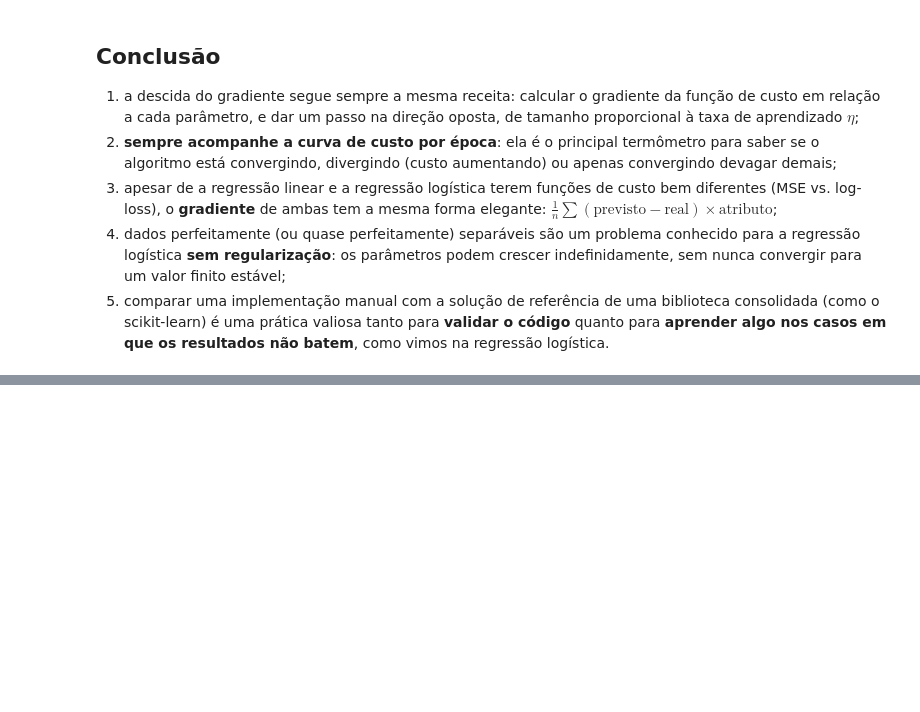
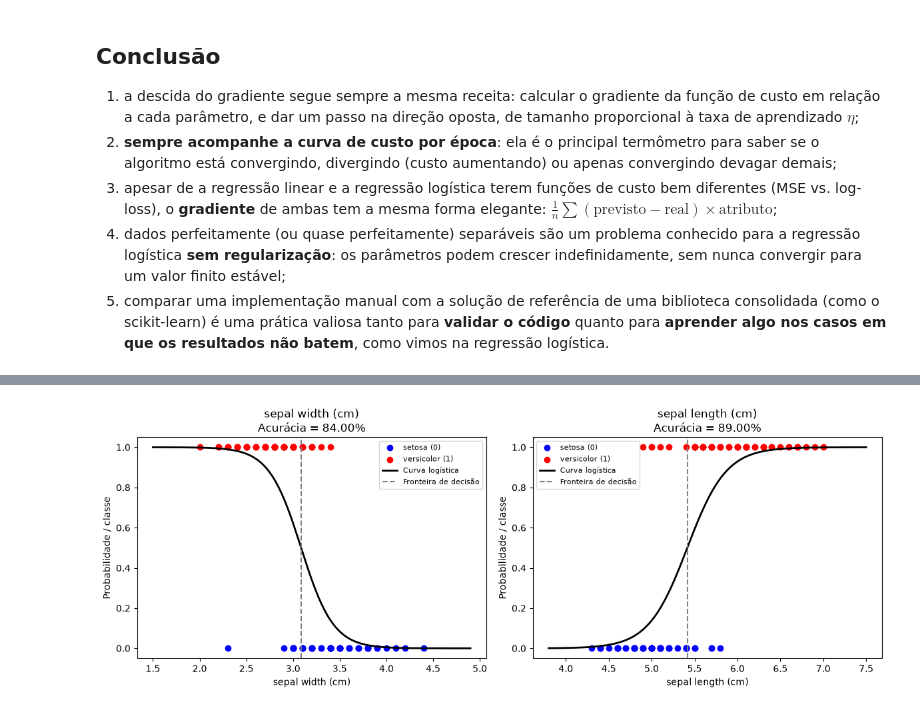
Before and after one commit to saulosgil/CursoMLeCD-USP, a Jupyter notebook: 16-Gradiente descendente/Aula18-descida_gradiente.ipynb, the cells around one changed output, grey strips where cells are left out. Cells and saved outputs as stored; diff of their text form; code cells hidden in the pictures; blank space fills up the shorter version.

```diff
--- a/16-Gradiente descendente/Aula18-descida_gradiente.ipynb
+++ b/16-Gradiente descendente/Aula18-descida_gradiente.ipynb
@@ -737,0 +809,97 @@ Diferentemente do exemplo da seção anterior, aqui as duas espécies **não** s
+# %%
+import numpy as np
+import matplotlib.pyplot as plt
+from sklearn.datasets import load_iris
+
+# Carrega os dados da Iris (mesmas duas classes usadas na Seção "Aplicação em dados reais")
+iris = load_iris()
+X_all = iris.data
+y_all = iris.target
+
+mask = y_all < 2
+X_all = X_all[mask]
+y = y_all[mask]
+
+
+def sigmoid(z):
+    return 1 / (1 + np.exp(-z))
+
+
+def treinar_logistica(x, y, eta=0.5, epochs=5000):
+    n = len(x)
+    beta0, beta1 = 0.0, 0.0
+    cost_history = []
+
+    for epoch in range(epochs):
+        z = beta0 + beta1 * x
+        y_hat = sigmoid(z)
+        erro = y_hat - y
+
+        d_beta0 = (1 / n) * np.sum(erro)
+        d_beta1 = (1 / n) * np.sum(erro * x)
+
+        beta0 = beta0 - eta * d_beta0
+        beta1 = beta1 - eta * d_beta1
+
+        eps = 1e-10
+        cost = -(1 / n) * np.sum(
+            y * np.log(y_hat + eps) + (1 - y) * np.log(1 - y_hat + eps)
+        )
+        cost_history.append(cost)
+
+    return beta0, beta1, cost_history
+
+
+# Compara os dois atributos: sepal width (usado no notebook) e sepal length (novo)
+atributos = {
+    'sepal width (cm)': 1,
+    'sepal length (cm)': 0,
+}
+
+resultados = {}
+
+for nome, indice in atributos.items():
+    x = X_all[:, indice]
+
+    beta0, beta1, cost_history = treinar_logistica(x, y)
+
+    y_prob = sigmoid(beta0 + beta1 * x)
+    y_pred = (y_prob >= 0.5).astype(int)
+    acuracia = np.mean(y_pred == y)
+    x_decisao = -beta0 / beta1
+
+    resultados[nome] = dict(x=x, beta0=beta0, beta1=beta1,
+                             cost_history=cost_history,
+                             acuracia=acuracia, x_decisao=x_decisao)
+
+    print(f"Atributo: {nome}")
+    print(f"  beta0 = {beta0:.4f}, beta1 = {beta1:.4f}")
+    print(f"  Fronteira de decisão x* = {x_decisao:.4f}")
+    print(f"  Acurácia = {acuracia:.4f}\n")
+
+# -----------------------------
+# Comparação visual: curva logística ajustada para cada atributo
+# -----------------------------
+fig, axes = plt.subplots(1, 2, figsize=(12, 4.5))
+
+for ax, (nome, r) in zip(axes, resultados.items()):
+    x = r['x']
+    x_plot = np.linspace(x.min() - 0.5, x.max() + 0.5, 300)
+    y_plot = sigmoid(r['beta0'] + r['beta1'] * x_plot)
+
+    ax.scatter(x[y == 0], y[y == 0], color='blue', label='setosa (0)')
+    ax.scatter(x[y == 1], y[y == 1], color='red', label='versicolor (1)')
+    ax.plot(x_plot, y_plot, color='black', linewidth=2, label='Curva logística')
+    ax.axvline(r['x_decisao'], color='gray', linestyle='--', label='Fronteira de decisão')
+    ax.set_xlabel(nome)
+    ax.set_ylabel('Probabilidade / classe')
+    ax.set_title(f"{nome}\nAcurácia = {r['acuracia']:.2%}")
+    ax.legend(fontsize=8)
+
+plt.tight_layout()
+plt.show()
+
+print("Comparação final de acurácia:")
+for nome, r in resultados.items():
+    print(f"  {nome}: acurácia = {r['acuracia']:.2%}")
+# %% [output]
@@ -737,0 +915 @@ Diferentemente do exemplo da seção anterior, aqui as duas espécies **não** s
+[figure, added]
```
Also changed, not shown: parts of 10 cells of this notebook.
